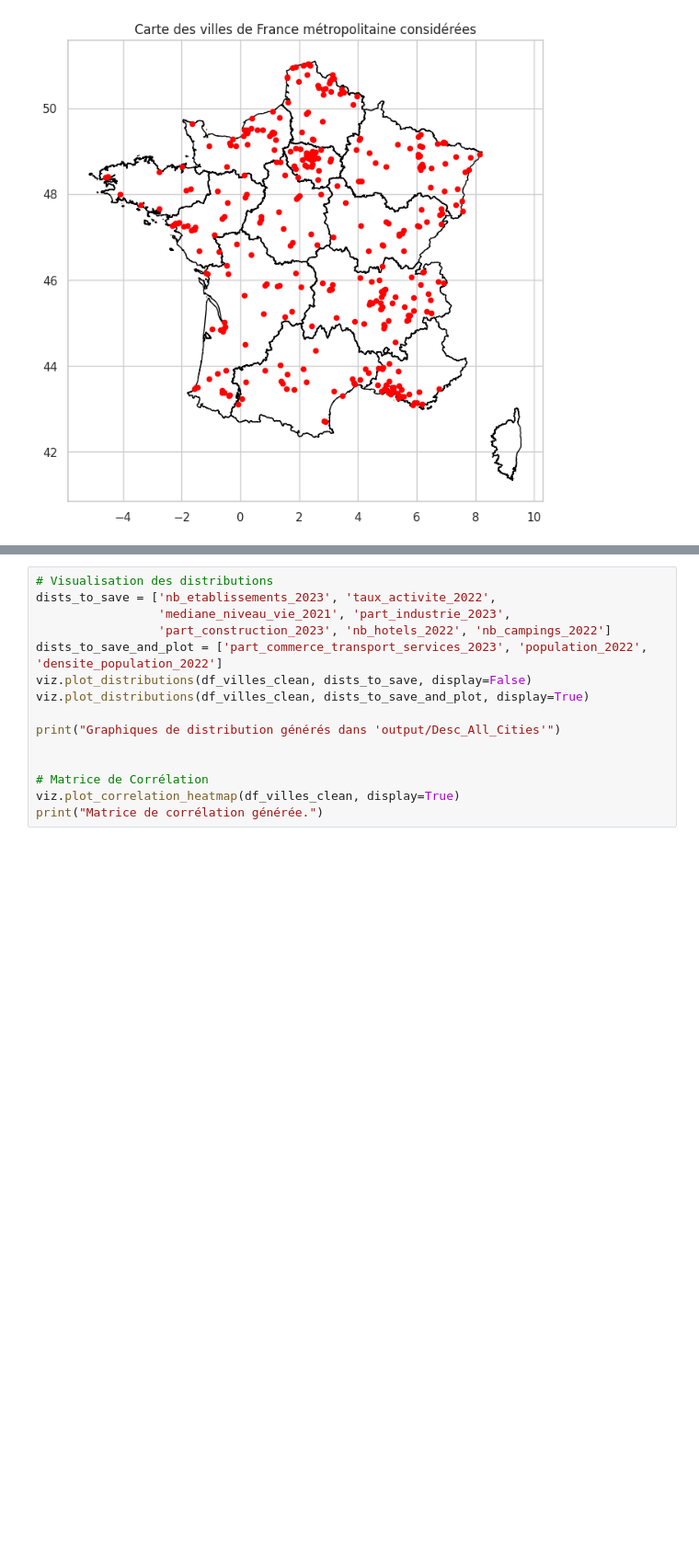
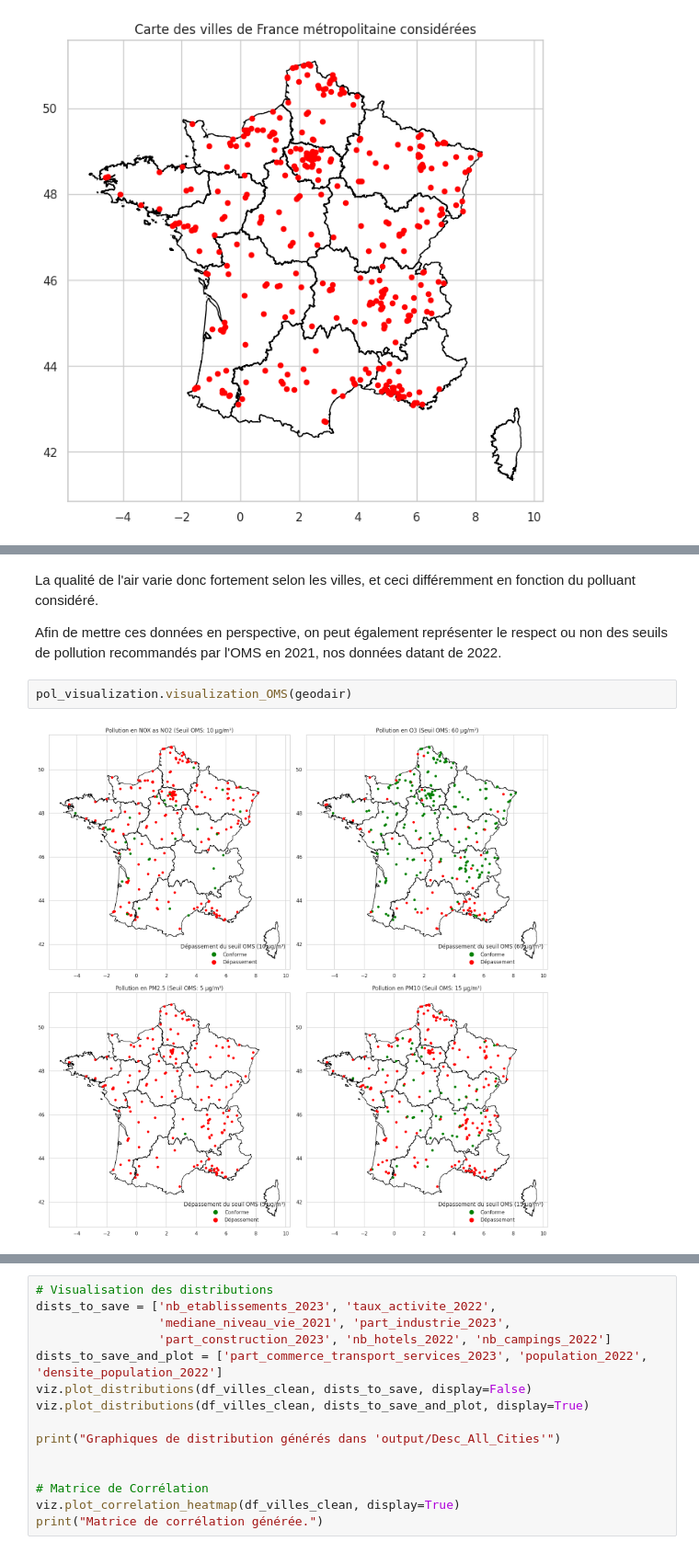
Before and after one commit to TheoSan75/Projet_Python_ENSAE_2A, a Jupyter notebook: main_clean.ipynb, the cells around one changed output, grey strips where cells are left out. Shown at 92% size. Drawn from its saved outputs; the diff is of its cells as text; blank space fills up the shorter version.

```diff
--- a/main_clean.ipynb
+++ b/main_clean.ipynb
@@ -244,0 +255,8 @@ Les données de Geod'air nous permettent donc d'avoir accès à un large panel g
+# %% [markdown]
+La qualité de l'air varie donc fortement selon les villes, et ceci différemment en fonction du polluant considéré.
+
+Afin de mettre ces données en perspective, on peut également représenter le respect ou non des seuils de pollution recommandés par l'OMS en 2021, nos données datant de 2022.
+# %%
+pol_visualization.visualization_OMS(geodair)
+# %% [output]
+[figure, added]
```
Also changed, not shown: parts of 11 cells of this notebook, 2 other files.
